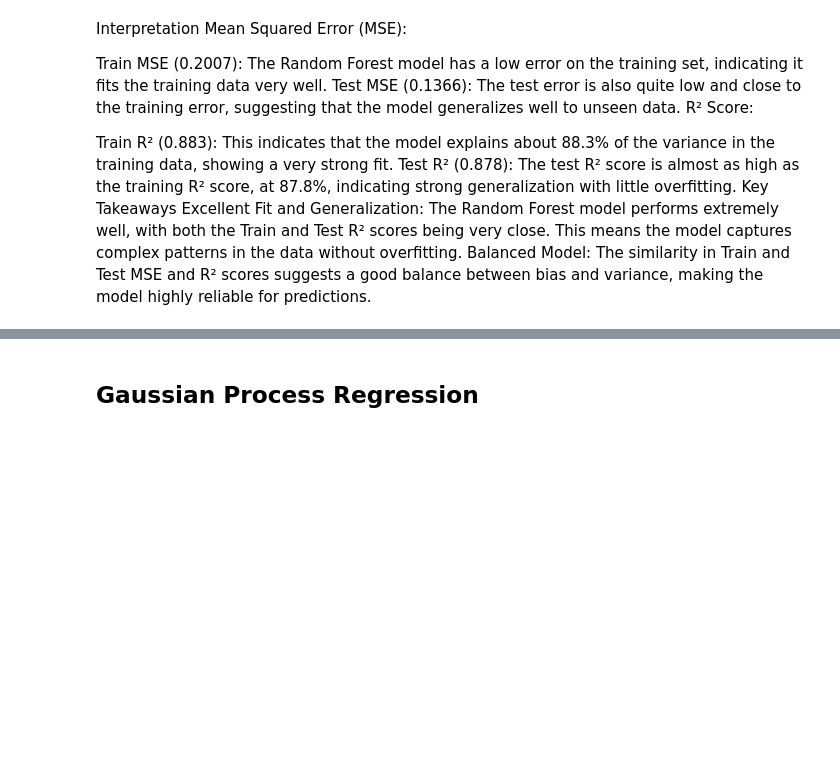
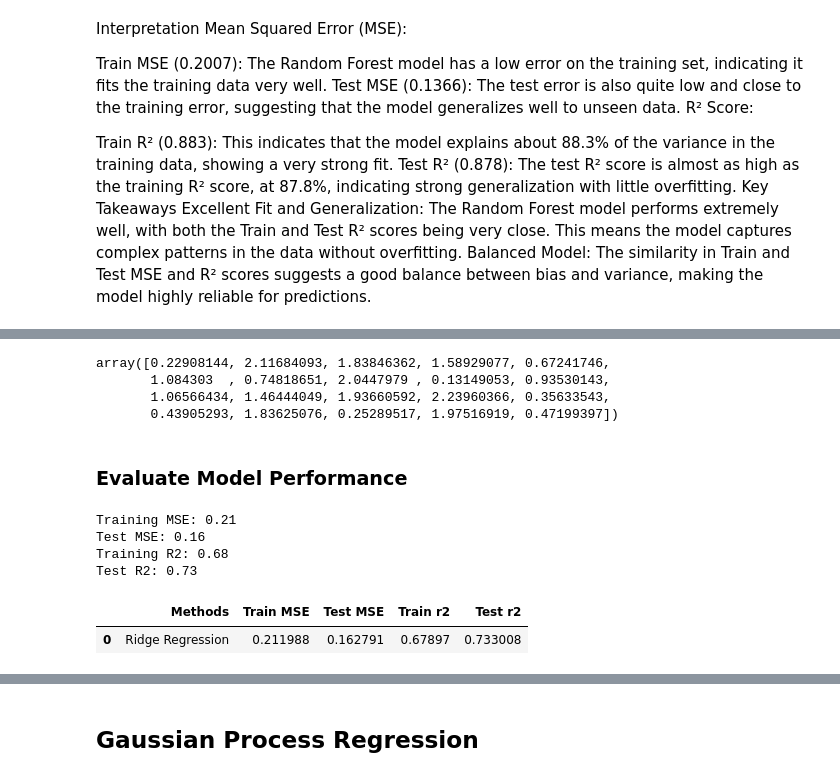
Before and after one commit to ToobaObeidy-1/DA_bootcamp_python, a Jupyter notebook: HPAC_machine_learning_model.ipynb, the cells around one changed output, grey strips where cells are left out. Drawn from its saved outputs; the diff is of its cells as text; code cells hidden in the pictures; blank space fills up the shorter version.

```diff
--- a/HPAC_machine_learning_model.ipynb
+++ b/HPAC_machine_learning_model.ipynb
@@ -430,0 +299,25 @@ Model Performance: A 94.7% accuracy suggests that the Gaussian Naive Bayes model
+# %%
+import numpy as np
+import matplotlib.pyplot as plt
+from sklearn.model_selection import train_test_split
+from sklearn.linear_model import Ridge
+from sklearn.preprocessing import StandardScaler
+
+R = Ridge()
+R.fit(x_train, y_train)
+
+np.random.seed(42)
+x = np.random.rand(100, 1)
+y = 2.5 * x.squeeze() + np.random.randn(100) * 0.5  # Linear relationship with noise
+
+#Split data into training and test sets (80% train, 20% test)
+x_train, x_test, y_train, y_test = train_test_split(x, y, test_size=0.2, random_state=42)
+
+#Standardize the data (optional but often necessary for regularization methods like Ridge)
+scaler = StandardScaler()
+x_train_scaled = scaler.fit_transform(x_train)
+x_test_scaled = scaler.transform(x_test)
+
+#Initialize and fit a Ridge Regression model
+ridge_model = Ridge(alpha=1.0)  # alpha is the regularization strength
+ridge_model.fit(x_train_scaled, y_train)
@@ -430,0 +352,35 @@ Model Performance: A 94.7% accuracy suggests that the Gaussian Naive Bayes model
+# %%
+y_pred_test
+# %% [output]
+array([0.22908144, 2.11684093, 1.83846362, 1.58929077, 0.67241746,
+       1.084303  , 0.74818651, 2.0447979 , 0.13149053, 0.93530143,
+       1.06566434, 1.46444049, 1.93660592, 2.23960366, 0.35633543,
+       0.43905293, 1.83625076, 0.25289517, 1.97516919, 0.47199397])
+# %% [markdown]
+### Evaluate Model Performance
+# %%
+from sklearn.metrics import mean_squared_error, r2_score
+
+#Evaluate the model (Mean Squared Error) and r2_score
+train_mse = mean_squared_error(y_train, y_pred_train)
+test_mse = mean_squared_error(y_test, y_pred_test)
+train_r2 = r2_score(y_train, y_pred_train)
+test_r2 = r2_score(y_test, y_pred_test)
+# %%
+#Print the results
+print(f'Training MSE: {train_mse:.2f}')
+print(f'Test MSE: {test_mse:.2f}')
+print(f'Training R2: {train_r2:.2f}')
+print(f'Test R2: {test_r2:.2f}')
+# %% [output]
+Training MSE: 0.21
+Test MSE: 0.16
+Training R2: 0.68
+Test R2: 0.73
+# %%
+R_results = pd.DataFrame(["Ridge Regression",train_mse ,test_mse , train_r2 , test_r2]).transpose()
+R_results.columns = ["Methods", "Train MSE", "Test MSE", "Train r2", "Test r2"]
+R_results
+# %% [output]
+|  | Methods | Train MSE | Test MSE | Train r2 | Test r2 |
+| 0 | Ridge Regression | 0.211988 | 0.162791 | 0.67897 | 0.733008 |
```
Also changed, not shown: parts of 51 cells of this notebook.
